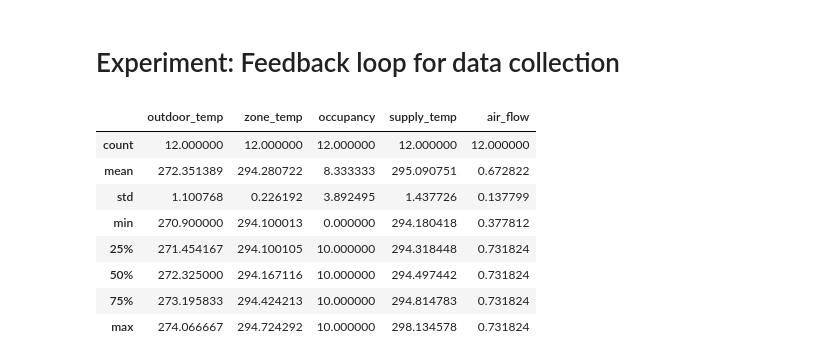
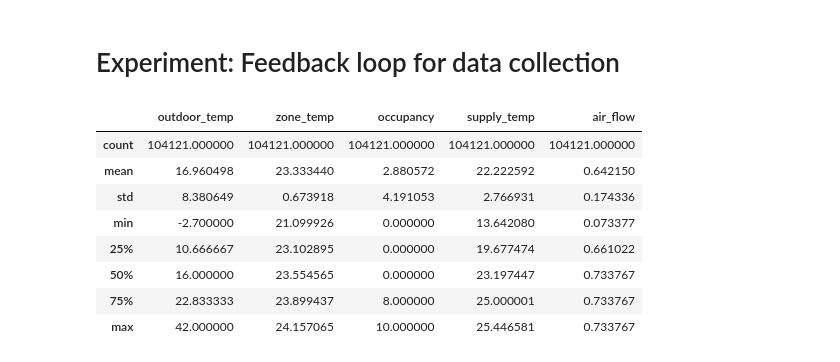
Before and after one commit to devkumar07/Automatic-Building-Fault-Diagnostic-System-Using-Smartphone-Research, a Jupyter notebook: ThermodynamicRegressionModel.ipynb, the cells around one changed output. Cells and saved outputs as stored; diff of their text form; code cells hidden in the pictures.

```diff
--- a/ThermodynamicRegressionModel.ipynb
+++ b/ThermodynamicRegressionModel.ipynb
@@ -236,32 +340,33 @@ print(mse(fault_output,pred_fault))
 # %% [markdown]
 # Experiment: Feedback loop for data collection
 # %%
-#[1.189449	0.223208	5.089774	1.797438	0.180184]
-i = 97
-data2 = data[95:97]
+#0.703244	0.060387	5.22233	1.985296	0.184877
+data = pd.read_csv('data/result.csv')
+i = 1002
+data2 = data[1000:1002]
 data2 = data2.reset_index(drop=True)
 stats = data2.describe()
-while stats['outdoor_temp']['std'] < 1 or stats['zone_temp']['std'] < 0.2 or stats['occupancy']['std'] < 3  or stats['supply_temp']['std'] < 1 or stats['air_flow']['std'] < 0.1:
+while stats['outdoor_temp']['std'] < 0.7 or stats['zone_temp']['std'] < 0.06 or stats['occupancy']['std'] < 5.22  or stats['supply_temp']['std'] < 1.98 or stats['air_flow']['std'] < 0.18:
     if i > len(data):
         break
     i = i + 1
-    data2 = data[95:i]
+    data2 = data[1000:i]
     data2 = data2.reset_index(drop=True)
     stats = data2.describe()
 # data2['outdoor_temp'] = data2['outdoor_temp'] +273
 # data2['zone_temp'] = data2['zone_temp'] +273
 # data2['supply_temp'] = data2['supply_temp'] +273
 data2.describe()
 # %% [output]
 |  | outdoor_temp | zone_temp | occupancy | supply_temp | air_flow |
-| count | 12.000000 | 12.000000 | 12.000000 | 12.000000 | 12.000000 |
-| mean | 272.351389 | 294.280722 | 8.333333 | 295.090751 | 0.672822 |
-| std | 1.100768 | 0.226192 | 3.892495 | 1.437726 | 0.137799 |
-| min | 270.900000 | 294.100013 | 0.000000 | 294.180418 | 0.377812 |
-| 25% | 271.454167 | 294.100105 | 10.000000 | 294.318448 | 0.731824 |
-| 50% | 272.325000 | 294.167116 | 10.000000 | 294.497442 | 0.731824 |
-| 75% | 273.195833 | 294.424213 | 10.000000 | 294.814783 | 0.731824 |
-| max | 274.066667 | 294.724292 | 10.000000 | 298.134578 | 0.731824 |
+| count | 104121.000000 | 104121.000000 | 104121.000000 | 104121.000000 | 104121.000000 |
+| mean | 16.960498 | 23.333440 | 2.880572 | 22.222592 | 0.642150 |
+| std | 8.380649 | 0.673918 | 4.191053 | 2.766931 | 0.174336 |
+| min | -2.700000 | 21.099926 | 0.000000 | 13.642080 | 0.073377 |
+| 25% | 10.666667 | 23.102895 | 0.000000 | 19.677474 | 0.661022 |
+| 50% | 16.000000 | 23.554565 | 0.000000 | 23.197447 | 0.733767 |
+| 75% | 22.833333 | 23.899437 | 8.000000 | 25.000001 | 0.733767 |
+| max | 42.000000 | 24.157065 | 10.000000 | 25.446581 | 0.733767 |
 # %%
 inputs, output = define_vectors(data2)
 data2_test = data[i:i+12]
```
Also changed, not shown: parts of 17 cells of this notebook, 2 other files.
